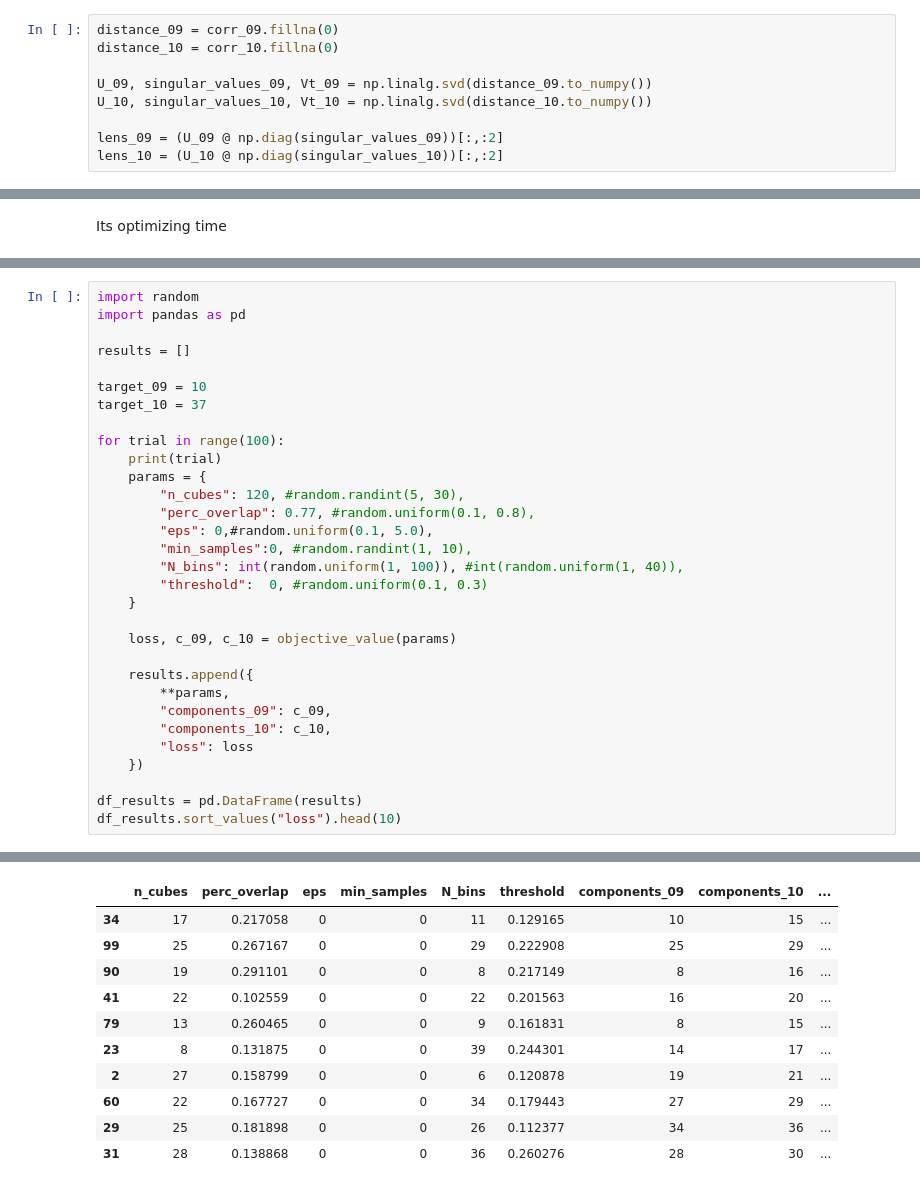
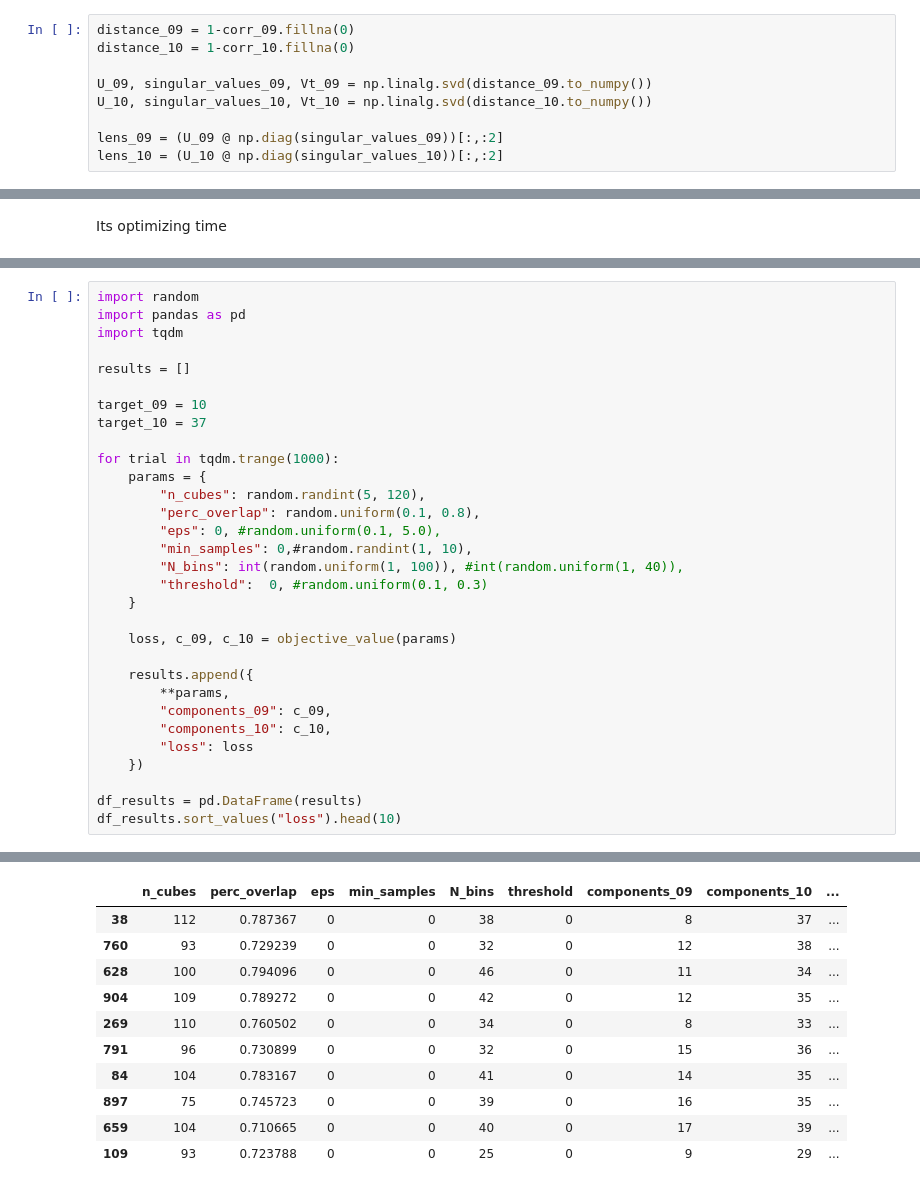
Before and after one commit to tzuh231/TDA_practical, a Jupyter notebook: exploratory/mapper_analysis.ipynb, the cells around one changed output, grey strips where cells are left out. Saved outputs shown, nothing was run; the diff lists cells and outputs as text.

Commit message:
Final random search and slight code cleanup

```diff
--- a/exploratory/mapper_analysis.ipynb
+++ b/exploratory/mapper_analysis.ipynb
@@ -34,8 +34,8 @@ plt.show()
 # %% [markdown]
 Next we compute the distance matrix from the correlation and compute the SVD as in the paper,
 # %%
-distance_09 = corr_09.fillna(0)
-distance_10 = corr_10.fillna(0)
+distance_09 = 1-corr_09.fillna(0)
+distance_10 = 1-corr_10.fillna(0)
 
 U_09, singular_values_09, Vt_09 = np.linalg.svd(distance_09.to_numpy())
 U_10, singular_values_10, Vt_10 = np.linalg.svd(distance_10.to_numpy())
@@ -362,19 +294,19 @@ def objective_value(params):
 # %%
 import random
 import pandas as pd
+import tqdm
 
 results = []
 
 target_09 = 10
 target_10 = 37
 
-for trial in range(100):
-    print(trial)
+for trial in tqdm.trange(1000):
     params = {
-        "n_cubes": 120, #random.randint(5, 30),
-        "perc_overlap": 0.77, #random.uniform(0.1, 0.8),
-        "eps": 0,#random.uniform(0.1, 5.0),
-        "min_samples":0, #random.randint(1, 10),
+        "n_cubes": random.randint(5, 120),
+        "perc_overlap": random.uniform(0.1, 0.8),
+        "eps": 0, #random.uniform(0.1, 5.0),
+        "min_samples": 0,#random.randint(1, 10),
         "N_bins": int(random.uniform(1, 100)), #int(random.uniform(1, 40)),
         "threshold":  0, #random.uniform(0.1, 0.3)
     }
@@ -411,11 +326,11 @@ df_results.sort_values("loss").head(10)
 |  | n_cubes | perc_overlap | eps | min_samples | N_bins | threshold | components_09 | components_10 | ... |
-| 34 | 17 | 0.217058 | 0 | 0 | 11 | 0.129165 | 10 | 15 | ... |
-| 99 | 25 | 0.267167 | 0 | 0 | 29 | 0.222908 | 25 | 29 | ... |
-| 90 | 19 | 0.291101 | 0 | 0 | 8 | 0.217149 | 8 | 16 | ... |
-| 41 | 22 | 0.102559 | 0 | 0 | 22 | 0.201563 | 16 | 20 | ... |
-| 79 | 13 | 0.260465 | 0 | 0 | 9 | 0.161831 | 8 | 15 | ... |
-| 23 | 8 | 0.131875 | 0 | 0 | 39 | 0.244301 | 14 | 17 | ... |
-| 2 | 27 | 0.158799 | 0 | 0 | 6 | 0.120878 | 19 | 21 | ... |
-| 60 | 22 | 0.167727 | 0 | 0 | 34 | 0.179443 | 27 | 29 | ... |
-| 29 | 25 | 0.181898 | 0 | 0 | 26 | 0.112377 | 34 | 36 | ... |
-| 31 | 28 | 0.138868 | 0 | 0 | 36 | 0.260276 | 28 | 30 | ... |
+| 38 | 112 | 0.787367 | 0 | 0 | 38 | 0 | 8 | 37 | ... |
+| 760 | 93 | 0.729239 | 0 | 0 | 32 | 0 | 12 | 38 | ... |
+| 628 | 100 | 0.794096 | 0 | 0 | 46 | 0 | 11 | 34 | ... |
+| 904 | 109 | 0.789272 | 0 | 0 | 42 | 0 | 12 | 35 | ... |
+| 269 | 110 | 0.760502 | 0 | 0 | 34 | 0 | 8 | 33 | ... |
+| 791 | 96 | 0.730899 | 0 | 0 | 32 | 0 | 15 | 36 | ... |
+| 84 | 104 | 0.783167 | 0 | 0 | 41 | 0 | 14 | 35 | ... |
+| 897 | 75 | 0.745723 | 0 | 0 | 39 | 0 | 16 | 35 | ... |
+| 659 | 104 | 0.710665 | 0 | 0 | 40 | 0 | 17 | 39 | ... |
+| 109 | 93 | 0.723788 | 0 | 0 | 25 | 0 | 9 | 29 | ... |
```
Also changed, not shown: parts of 7 cells of this notebook, 4 other files.
